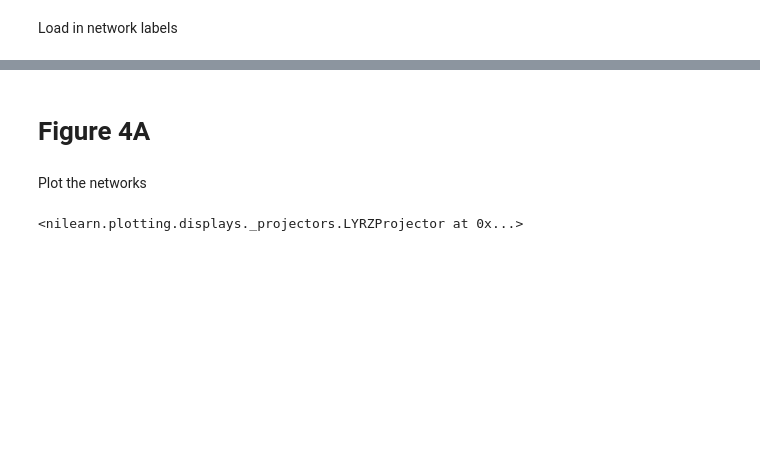
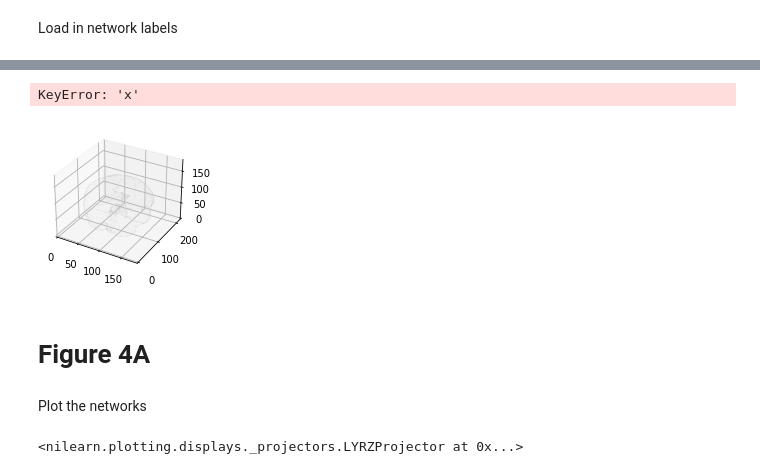
Before and after one commit to ContextLab/pca_paper, a Jupyter notebook: code/notebooks/network_analyses.ipynb, the cells around one changed output, grey strips where cells are left out. Saved outputs shown, nothing was run; the diff lists cells and outputs as text; code cells hidden in the pictures; blank space fills up the shorter version.

Commit message:
working on updating brain parcel/node plots (Fig. 4) to address minor reviewer concern

```diff
--- a/code/notebooks/network_analyses.ipynb
+++ b/code/notebooks/network_analyses.ipynb
@@ -116,0 +126,14 @@ key
+# %%
+# for netplotbrain
+template = 'MNI152NLin2009cAsym'
+atlas = 'Schaefer2018'
+atlas_desc = '100Parcels7Networks'
+
+atlas_path = tf.get(atlas=atlas,
+                    template=template,
+                    desc=atlas_desc,
+                    extension='.tsv')
+atlas_df = pd.read_csv(atlas_path, sep='\t')
+atlas_df['network'] = list(map(lambda x: lookup_table[x.split('_')[2]], atlas_df.name.values))
+atlas_df['color'] = atlas_df['network'].apply(lambda x: network_colors[x])
+atlas_df
@@ -117,3 +186,15 @@ key
+# %%
+npb.plot(nodes=atlas_df,
+         template='MNI152NLin6Asym',
+         template_style='glass',
+         view='LAPRS',
+         node_type='parcels',
+         node_alpha=1,
+         node_color='color',
+         arrowaxis=None)
+# %% [output]
+KeyError: 'x'
+[figure, added]
 # %% [markdown]
 # Figure 4A
 # %% [markdown]
```
Also changed, not shown: parts of 9 cells of this notebook, 1 other file.
